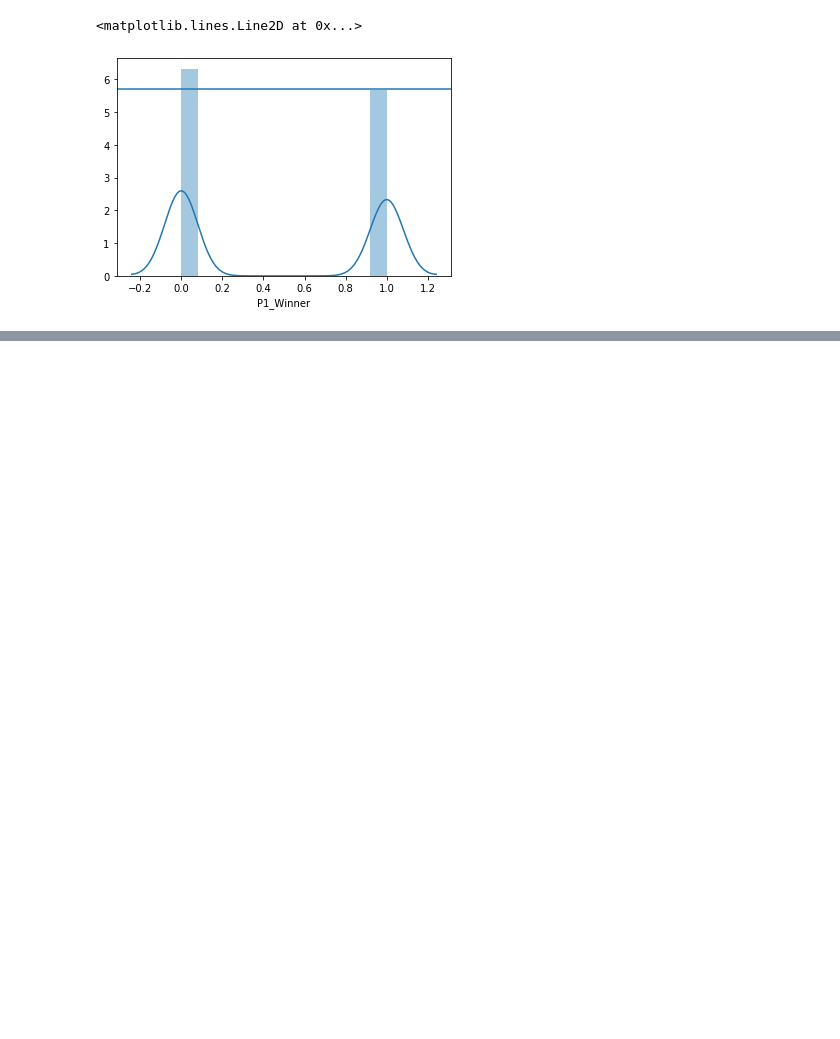
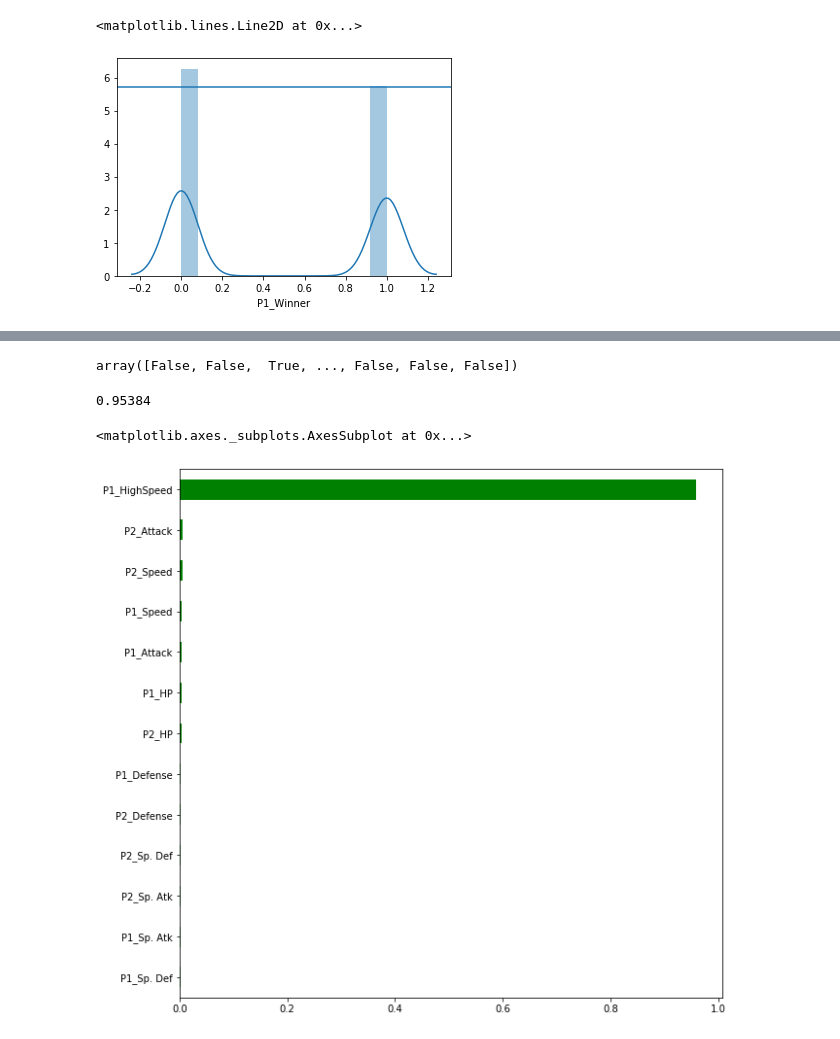
Before and after one commit to GwenStacey/DS-Unit-2-Project, a Jupyter notebook: Project.ipynb, the cells around one changed output, grey strips where cells are left out. Cells and saved outputs as stored; diff of their text form; code cells hidden in the pictures; blank space fills up the shorter version.

```diff
--- a/Project.ipynb
+++ b/Project.ipynb
@@ -198,0 +167,9 @@ plot_confusion_matrix(y_val, y_pred)
+# %%
+drops2 = ['Winner', 'P1_Winner']
+X_train2 = train.drop(drops2, axis = 1)
+X_val2 = val.drop(drops2, axis = 1)
+X_test2 = test.drop(drops2, axis = 1)
+
+y_train2 = train[target]
+y_val2 = val[target]
+y_test2 = test[target]
@@ -198,0 +185,19 @@ plot_confusion_matrix(y_val, y_pred)
+# %%
+model2 = XGBClassifier(n_estimators = 1000, max_depth = 50)
+model2.fit(X_train2, y_train2)
+y_pred2 = model2.predict(X_val2)
+# %%
+y_pred2
+# %% [output]
+array([False, False,  True, ..., False, False, False])
+# %%
+accuracy_score(y_val2, y_pred2)
+# %% [output]
+0.95384
+# %%
+plt.figure(figsize = (10,10))
+importances2 = pd.Series(model2.feature_importances_, X_train2.columns)
+importances2.sort_values().plot.barh(color = 'green')
+# %% [output]
+<matplotlib.axes._subplots.AxesSubplot at 0x...>
+[figure, added]
```
Also changed, not shown: parts of 22 cells of this notebook.
